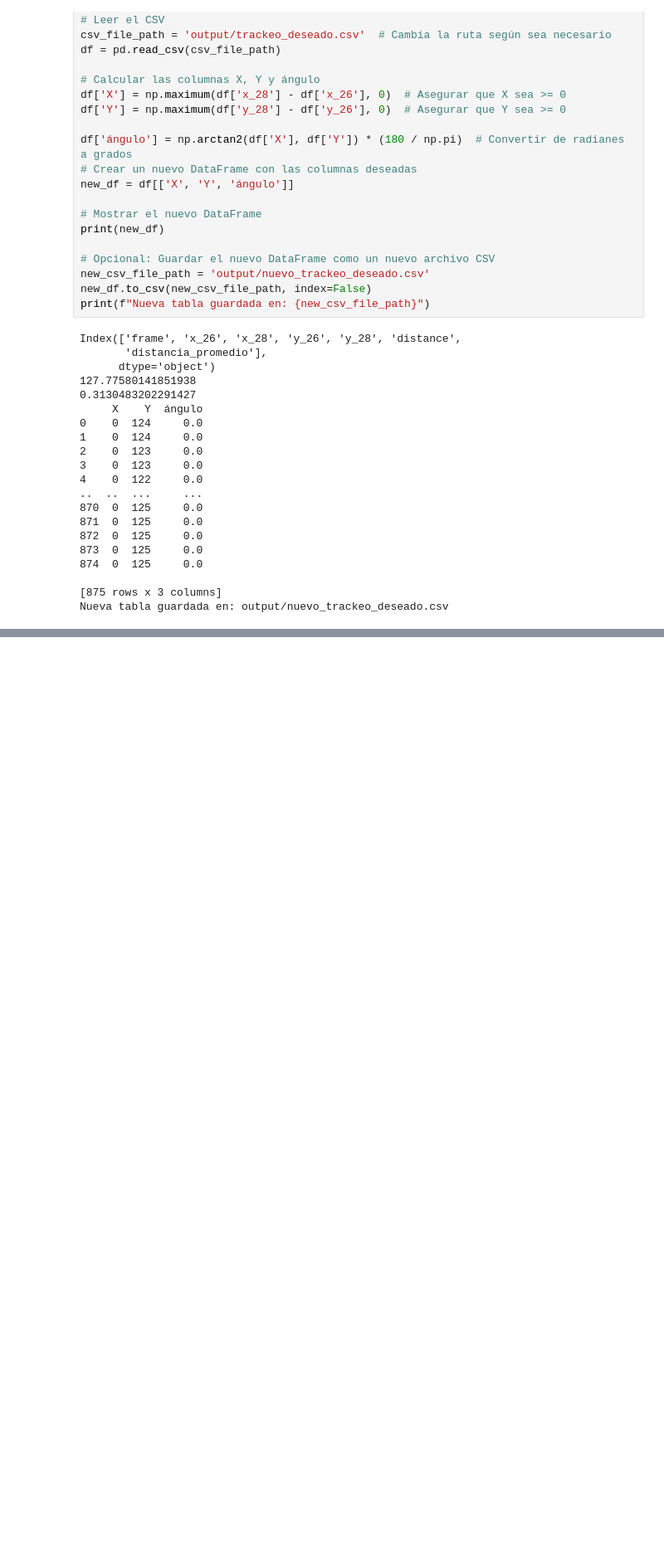
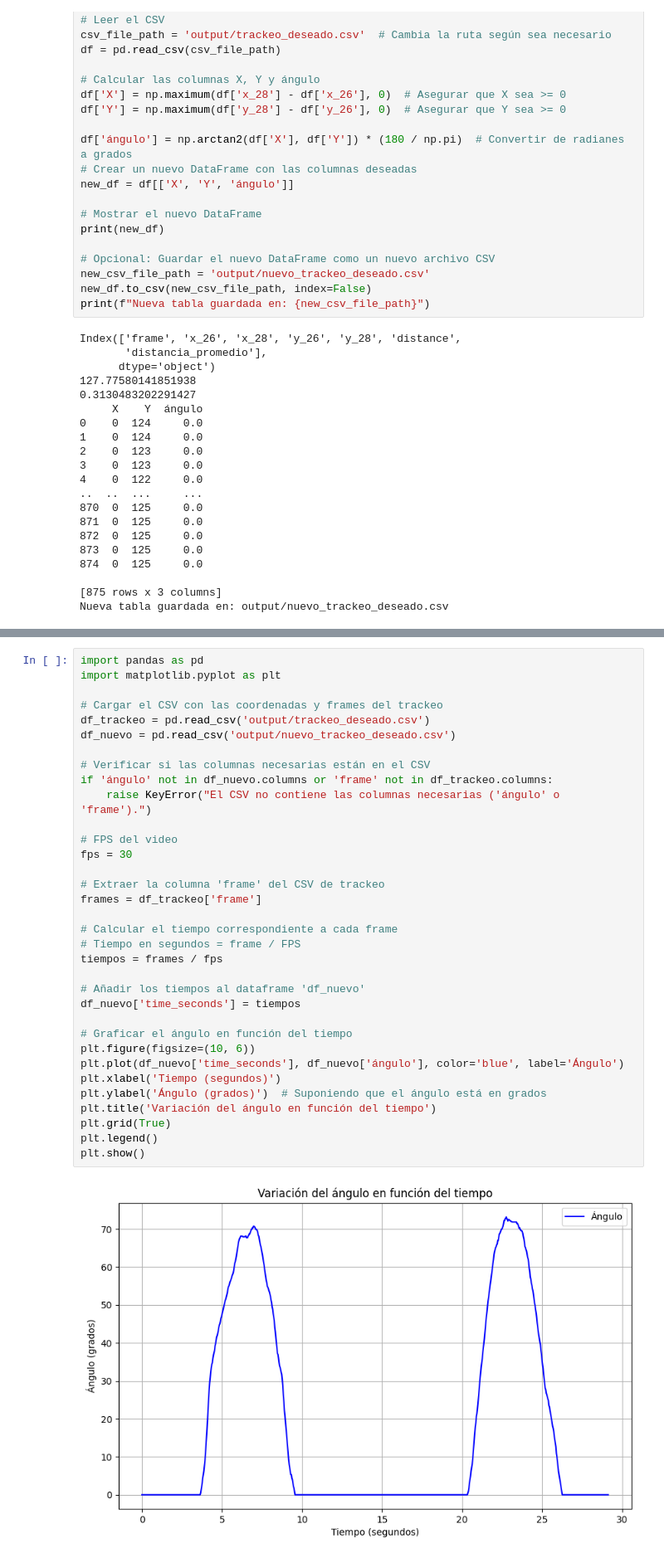
Before and after one commit to valenpistonesi/Cuadriceps-Fisica-2C-24, a Jupyter notebook: Proyecto/Proyecto.ipynb, the cells around one changed output, grey strips where cells are left out. Shown: that part at 83% size. Drawn from its saved outputs; the diff is of its cells as text; blank space fills up the shorter version.

Commit message:
Mostrar grafico grados

```diff
--- a/Proyecto/Proyecto.ipynb
+++ b/Proyecto/Proyecto.ipynb
@@ -500,3 +500,39 @@ while True:
 
 cap.release()
 cv2.destroyAllWindows()
+# %%
+import pandas as pd
+import matplotlib.pyplot as plt
+
+# Cargar el CSV con las coordenadas y frames del trackeo
+df_trackeo = pd.read_csv('output/trackeo_deseado.csv')
+df_nuevo = pd.read_csv('output/nuevo_trackeo_deseado.csv')
+
+# Verificar si las columnas necesarias están en el CSV
+if 'ángulo' not in df_nuevo.columns or 'frame' not in df_trackeo.columns:
+    raise KeyError("El CSV no contiene las columnas necesarias ('ángulo' o 'frame').")
+
+# FPS del video
+fps = 30
+
+# Extraer la columna 'frame' del CSV de trackeo
+frames = df_trackeo['frame']
+
+# Calcular el tiempo correspondiente a cada frame
+# Tiempo en segundos = frame / FPS
+tiempos = frames / fps
+
+# Añadir los tiempos al dataframe 'df_nuevo'
+df_nuevo['time_seconds'] = tiempos
+
+# Graficar el ángulo en función del tiempo
+plt.figure(figsize=(10, 6))
+plt.plot(df_nuevo['time_seconds'], df_nuevo['ángulo'], color='blue', label='Ángulo')
+plt.xlabel('Tiempo (segundos)')
+plt.ylabel('Ángulo (grados)')  # Suponiendo que el ángulo está en grados
+plt.title('Variación del ángulo en función del tiempo')
+plt.grid(True)
+plt.legend()
+plt.show()
+# %% [output]
+[figure, added]
```
Also changed, not shown: parts of 1 cell of this notebook.
